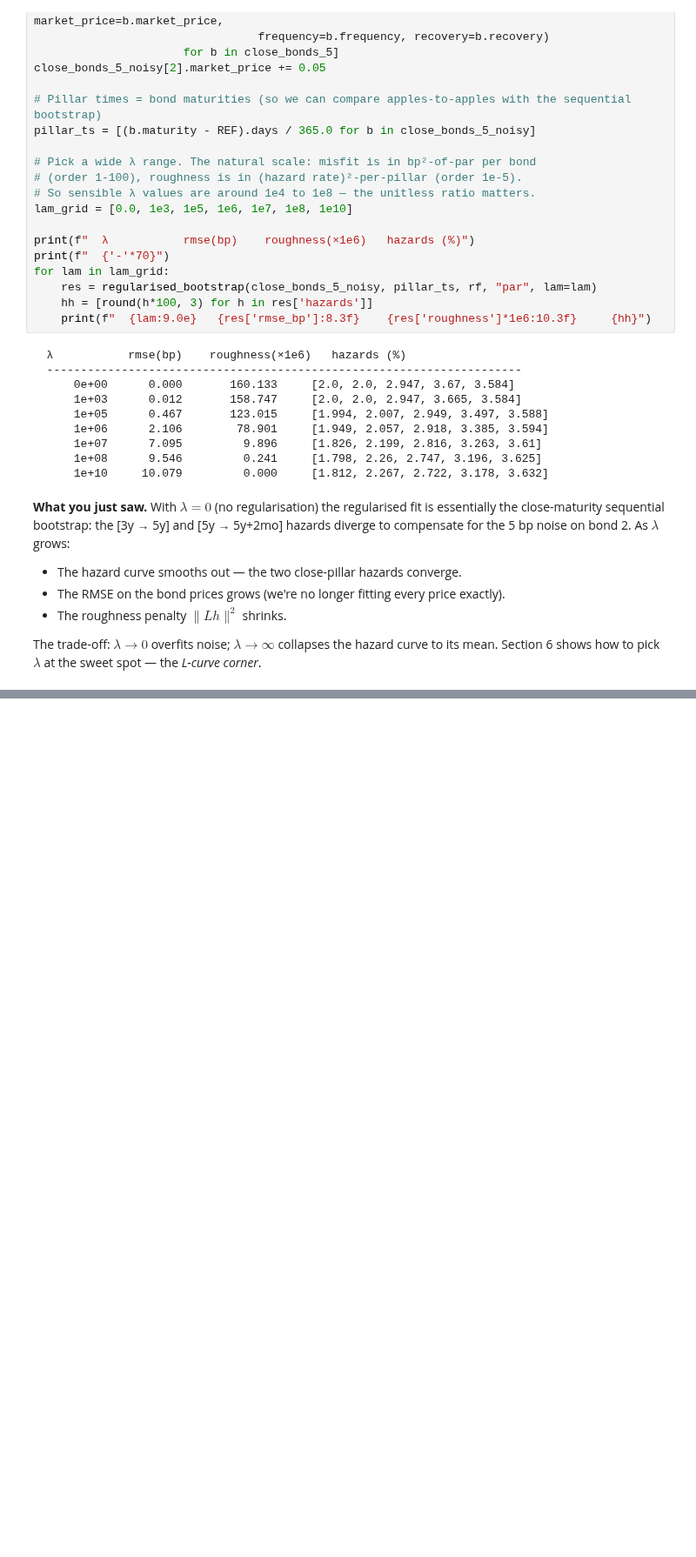
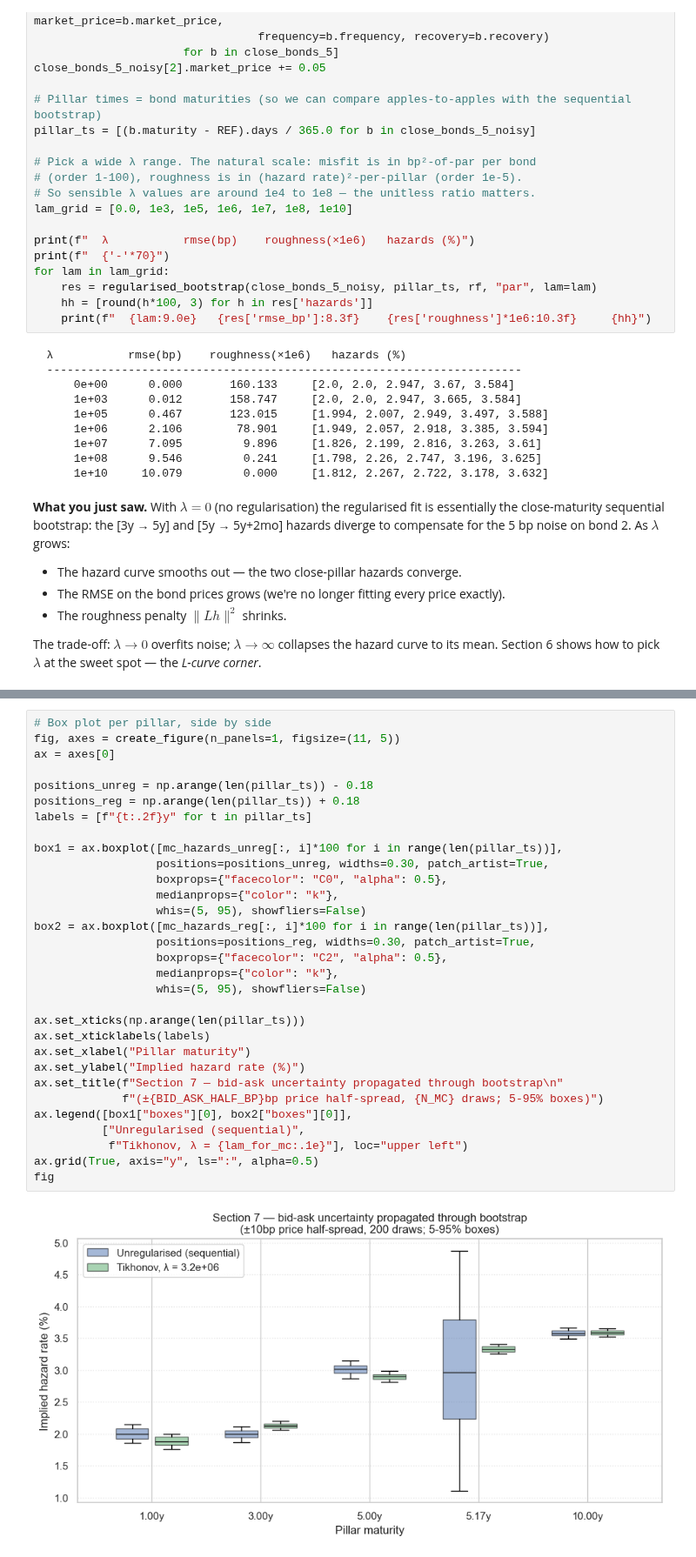
Before and after one commit to bdcbqa314159/pricebook, a Jupyter notebook: python/notebooks/credit/hazard_from_bonds_when_maturities_are_close.ipynb, the cells around one changed output, grey strips where cells are left out. Shown at 87% size. Saved outputs shown, nothing was run; the diff lists cells and outputs as text; blank space fills up the shorter version.

```diff
--- a/python/notebooks/credit/hazard_from_bonds_when_maturities_are_close.ipynb
+++ b/python/notebooks/credit/hazard_from_bonds_when_maturities_are_close.ipynb
@@ -738,0 +992,33 @@ sweet spot — the *L-curve corner*.
+# %%
+# Box plot per pillar, side by side
+fig, axes = create_figure(n_panels=1, figsize=(11, 5))
+ax = axes[0]
+
+positions_unreg = np.arange(len(pillar_ts)) - 0.18
+positions_reg = np.arange(len(pillar_ts)) + 0.18
+labels = [f"{t:.2f}y" for t in pillar_ts]
+
+box1 = ax.boxplot([mc_hazards_unreg[:, i]*100 for i in range(len(pillar_ts))],
+                  positions=positions_unreg, widths=0.30, patch_artist=True,
+                  boxprops={"facecolor": "C0", "alpha": 0.5},
+                  medianprops={"color": "k"},
+                  whis=(5, 95), showfliers=False)
+box2 = ax.boxplot([mc_hazards_reg[:, i]*100 for i in range(len(pillar_ts))],
+                  positions=positions_reg, widths=0.30, patch_artist=True,
+                  boxprops={"facecolor": "C2", "alpha": 0.5},
+                  medianprops={"color": "k"},
+                  whis=(5, 95), showfliers=False)
+
+ax.set_xticks(np.arange(len(pillar_ts)))
+ax.set_xticklabels(labels)
+ax.set_xlabel("Pillar maturity")
+ax.set_ylabel("Implied hazard rate (%)")
+ax.set_title(f"Section 7 — bid-ask uncertainty propagated through bootstrap\n"
+             f"(±{BID_ASK_HALF_BP}bp price half-spread, {N_MC} draws; 5-95% boxes)")
+ax.legend([box1["boxes"][0], box2["boxes"][0]],
+          ["Unregularised (sequential)",
+           f"Tikhonov, λ = {lam_for_mc:.1e}"], loc="upper left")
+ax.grid(True, axis="y", ls=":", alpha=0.5)
+fig
+# %% [output]
+[figure, added]
```
Also changed, not shown: parts of 10 cells of this notebook, 2 other files.
